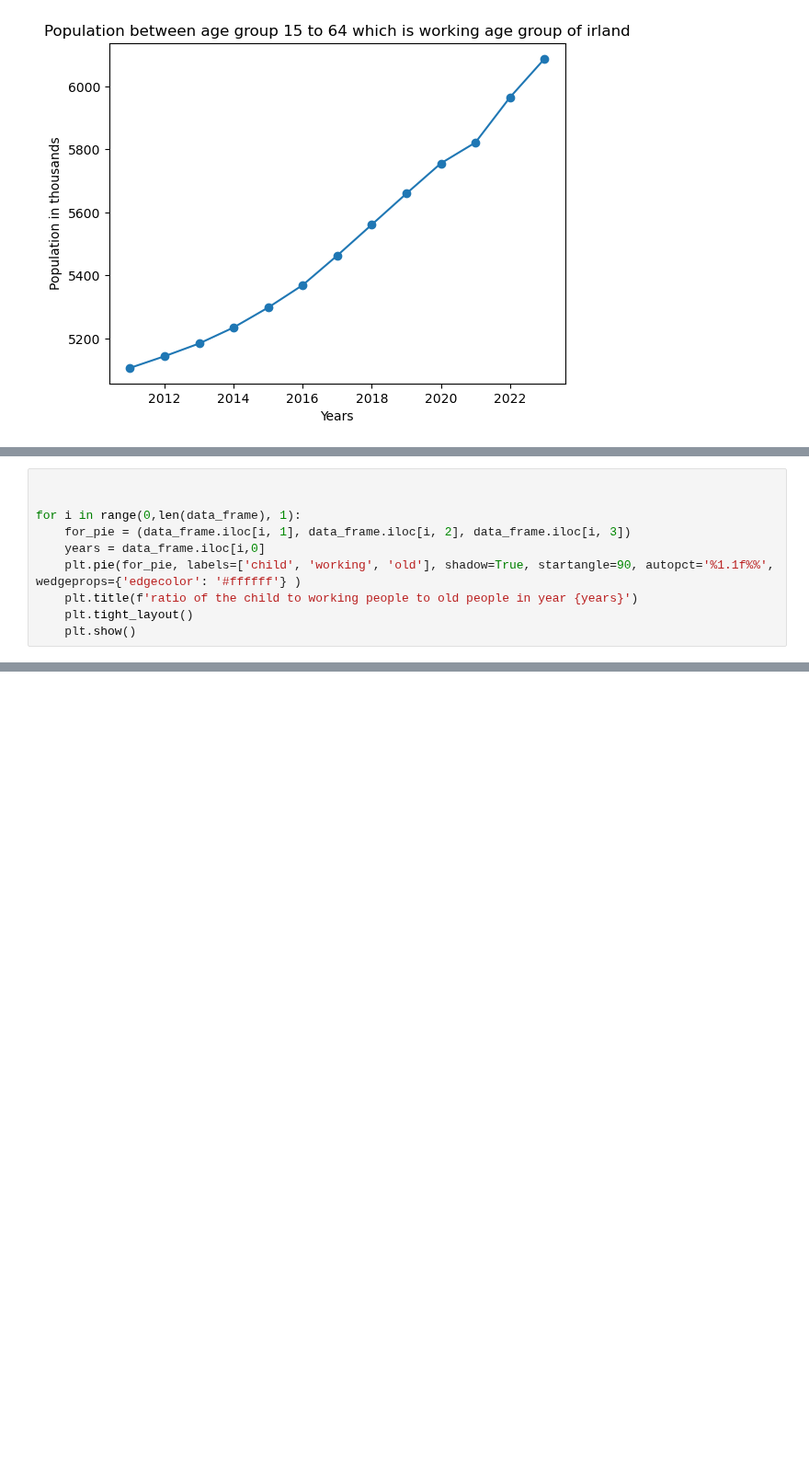
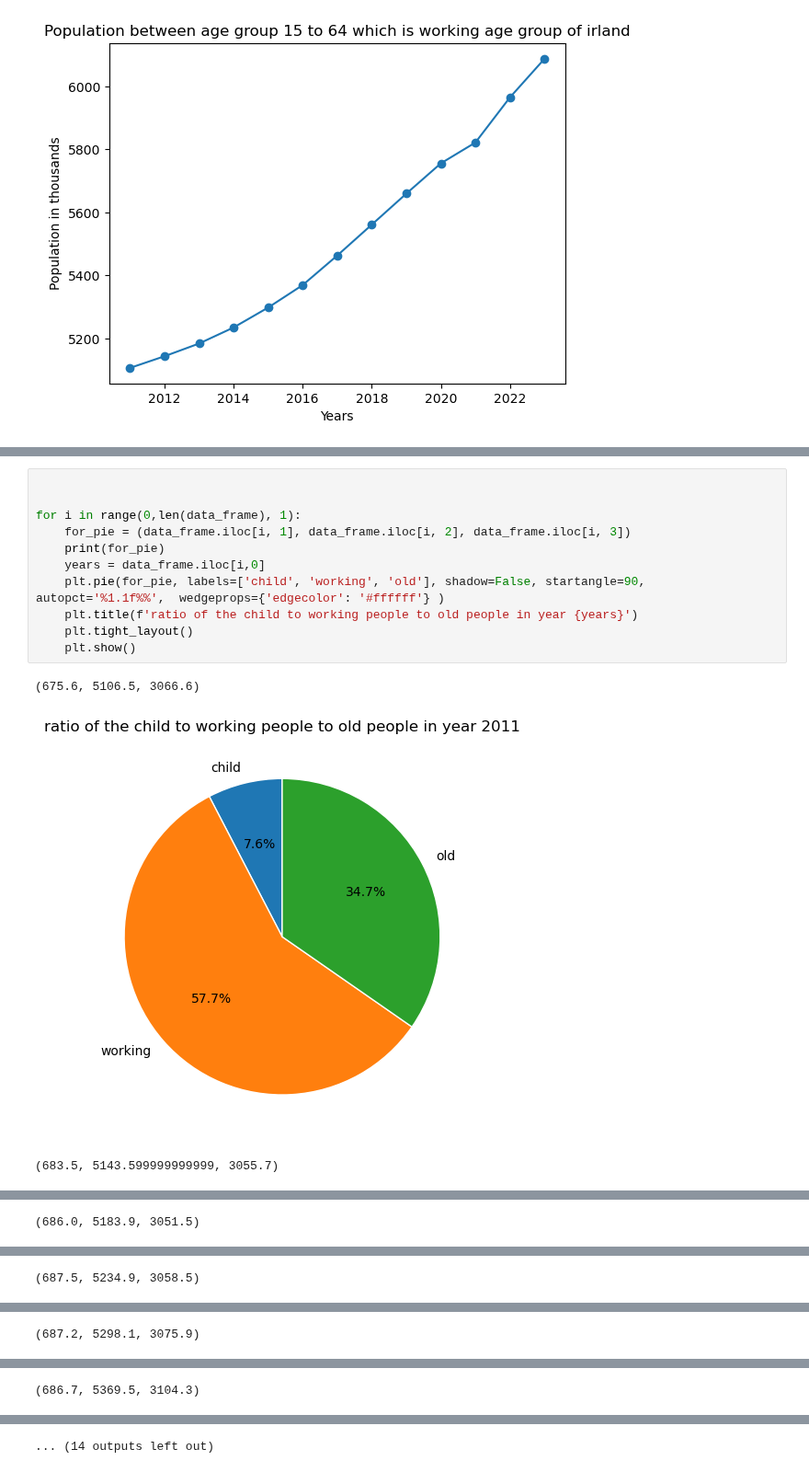
Before and after one commit to shyamghan17/Assignments, a Jupyter notebook: CA1 | Analytics on Population of Ireland.ipynb, the cells around one changed output, grey strips where cells are left out. Shown at 92% size. Saved outputs shown, nothing was run; the diff lists cells and outputs as text; blank space fills up the shorter version.

```diff
--- a/CA1 | Analytics on Population of Ireland.ipynb
+++ b/CA1 | Analytics on Population of Ireland.ipynb
@@ -578,10 +558,0 @@ data_frame
-# %%
-
-
-for i in range(0,len(data_frame), 1):
-    for_pie = (data_frame.iloc[i, 1], data_frame.iloc[i, 2], data_frame.iloc[i, 3])
-    years = data_frame.iloc[i,0]
-    plt.pie(for_pie, labels=['child', 'working', 'old'], shadow=True, startangle=90, autopct='%1.1f%%',  wedgeprops={'edgecolor': '#ffffff'} )
-    plt.title(f'ratio of the child to working people to old people in year {years}')
-    plt.tight_layout()
-    plt.show()
@@ -601,0 +578,15 @@ for i in range(0,len(data_frame), 1):
+# %%
+
+
+for i in range(0,len(data_frame), 1):
+    for_pie = (data_frame.iloc[i, 1], data_frame.iloc[i, 2], data_frame.iloc[i, 3])
+    print(for_pie)
+    years = data_frame.iloc[i,0]
+    plt.pie(for_pie, labels=['child', 'working', 'old'], shadow=False, startangle=90, autopct='%1.1f%%',  wedgeprops={'edgecolor': '#ffffff'} )
+    plt.title(f'ratio of the child to working people to old people in year {years}')
+    plt.tight_layout()
+    plt.show()
+# %% [output]
+(675.6, 5106.5, 3066.6)
+[figure, added]
+(683.5, 5143.599999999999, 3055.7)
@@ -601,0 +594 @@ for i in range(0,len(data_frame), 1):
+(686.0, 5183.9, 3051.5)
@@ -601,0 +596 @@ for i in range(0,len(data_frame), 1):
+(687.5, 5234.9, 3058.5)
@@ -601,0 +598 @@ for i in range(0,len(data_frame), 1):
+(687.2, 5298.1, 3075.9)
@@ -601,0 +600 @@ for i in range(0,len(data_frame), 1):
+(686.7, 5369.5, 3104.3)
@@ -601,0 +602 @@ for i in range(0,len(data_frame), 1):
+... (14 outputs left out)
```
Also changed, not shown: parts of 8 cells of this notebook, 1 other file.
